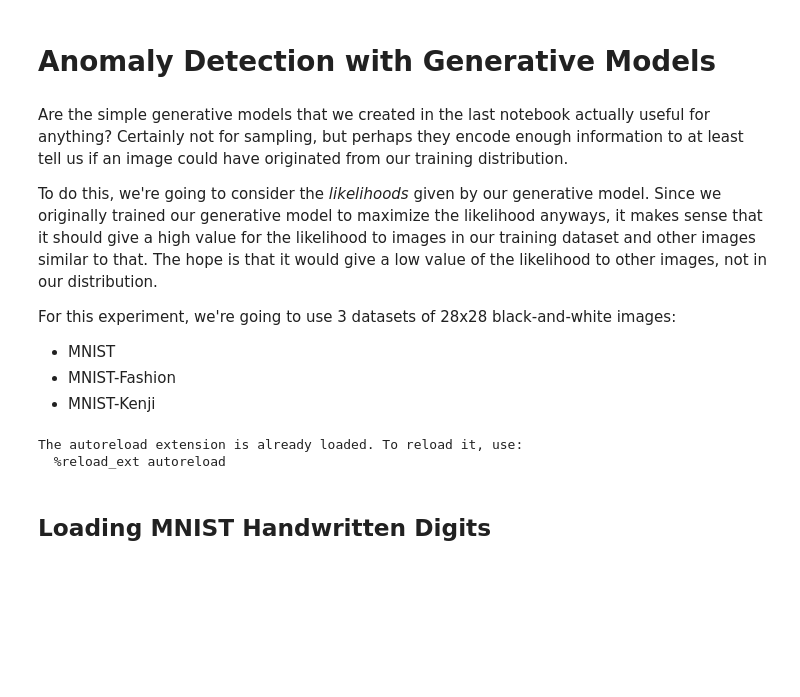
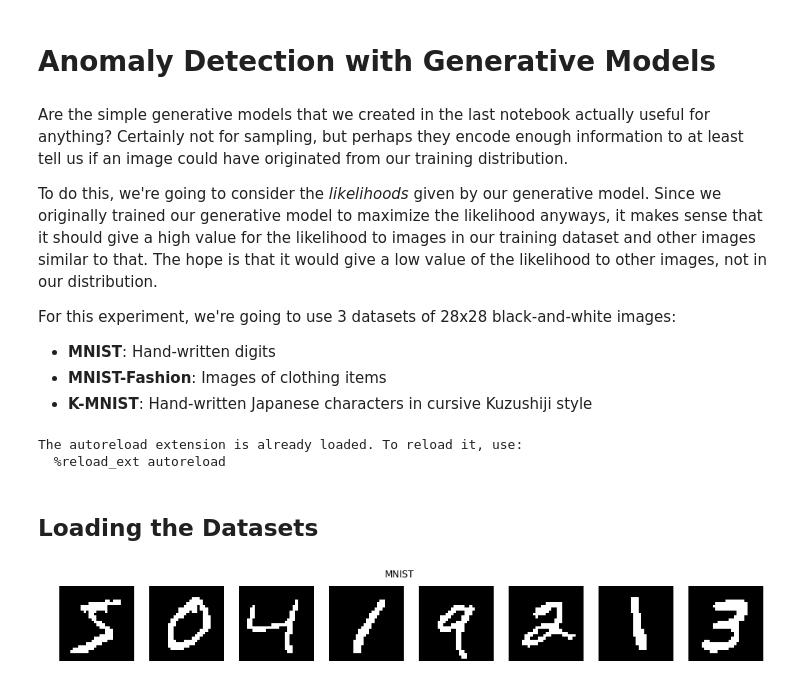
Before and after one commit to abidlabs/Deep-Generative-Models-Tutorial, a Jupyter notebook: 2X. Anomaly Detection with Generative Models.ipynb, the cells around one changed output. Saved outputs shown, nothing was run; the diff lists cells and outputs as text; code cells hidden in the pictures; blank space fills up the shorter version.

```diff
--- a/2X. Anomaly Detection with Generative Models.ipynb
+++ b/2X. Anomaly Detection with Generative Models.ipynb
@@ -6,9 +6,10 @@ Are the simple generative models that we created in the last notebook actually u
 To do this, we're going to consider the *likelihoods* given by our generative model. Since we originally trained our generative model to maximize the likelihood anyways, it makes sense that it should give a high value for the likelihood to images in our training dataset and other images similar to that. The hope is that it would give a low value of the likelihood to other images, not in our distribution.
 
 For this experiment, we're going to use 3 datasets of 28x28 black-and-white images:
-* MNIST
-* MNIST-Fashion
-* MNIST-Kenji
+
+* **MNIST**: Hand-written digits
+* **MNIST-Fashion**: Images of clothing items
+* **K-MNIST**: Hand-written Japanese characters in cursive Kuzushiji style
 # %%
 import tensorflow as tf
 import numpy as np
@@ -23,5 +24,20 @@ import glob
 # %% [output]
 The autoreload extension is already loaded. To reload it, use:
   %reload_ext autoreload
-# %% [markdown]
-## Loading MNIST Handwritten Digits
+# %% [markdown]
+## Loading the Datasets
+# %%
+(x_train_mnist, _), (x_test_mnist, _) = tf.keras.datasets.mnist.load_data()
+x_train_mnist = np.rint(x_train_mnist.astype(float)/255)  # Binarize the images.
+x_test_mnist = np.rint(x_test_mnist.astype(float)/255)  # Binarize the images.
+
+n_show = 8
+
+# Show some examples.
+_, ax = plt.subplots(1, 8, figsize=[16, 2])
+plt.suptitle('MNIST')
+for i in range(n_show):
+    ax[i].imshow(x_train_mnist[i], cmap='gray')
+    ax[i].set_axis_off()
+# %% [output]
+[figure, added]
```
Also changed, not shown: parts of 10 cells of this notebook, 1 other file.
